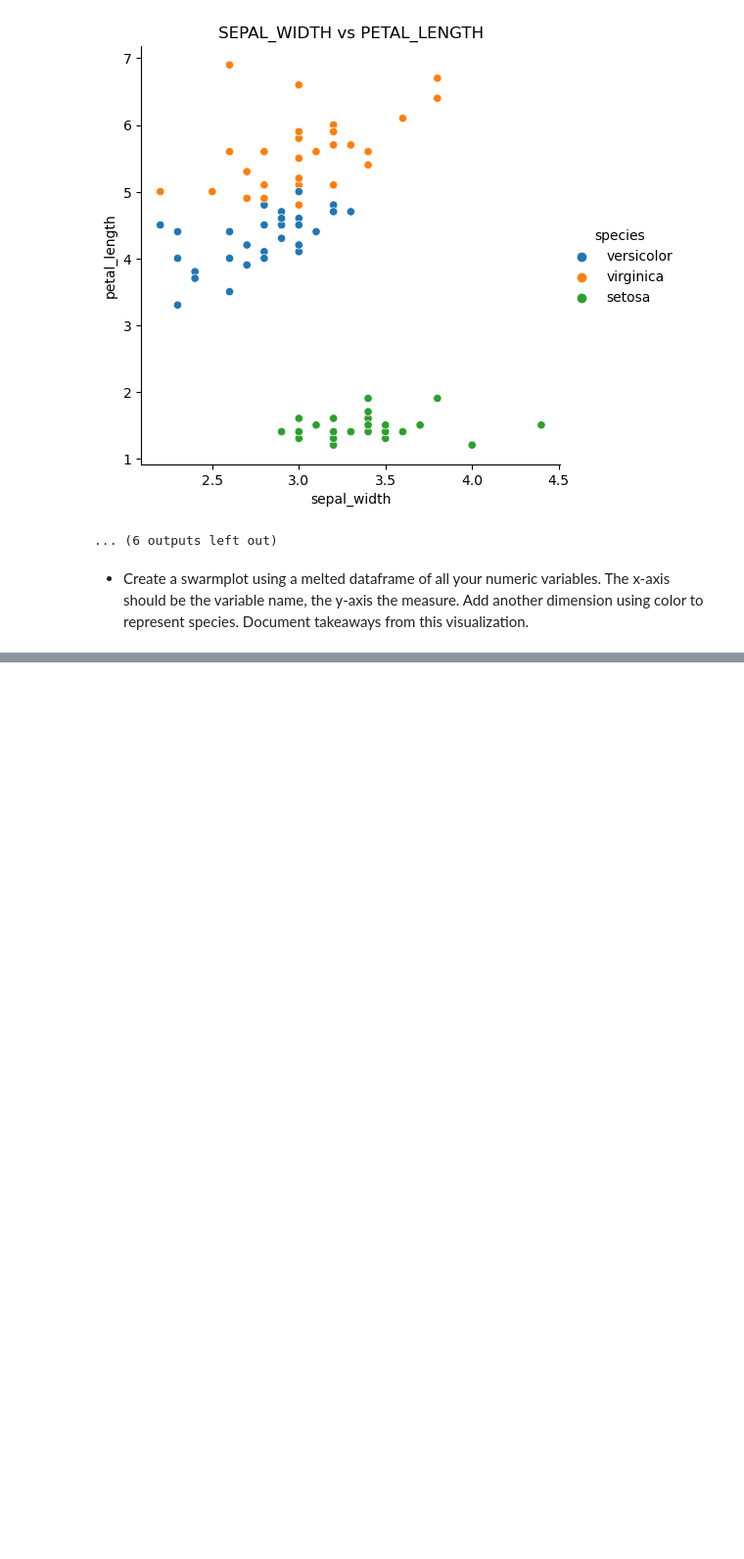
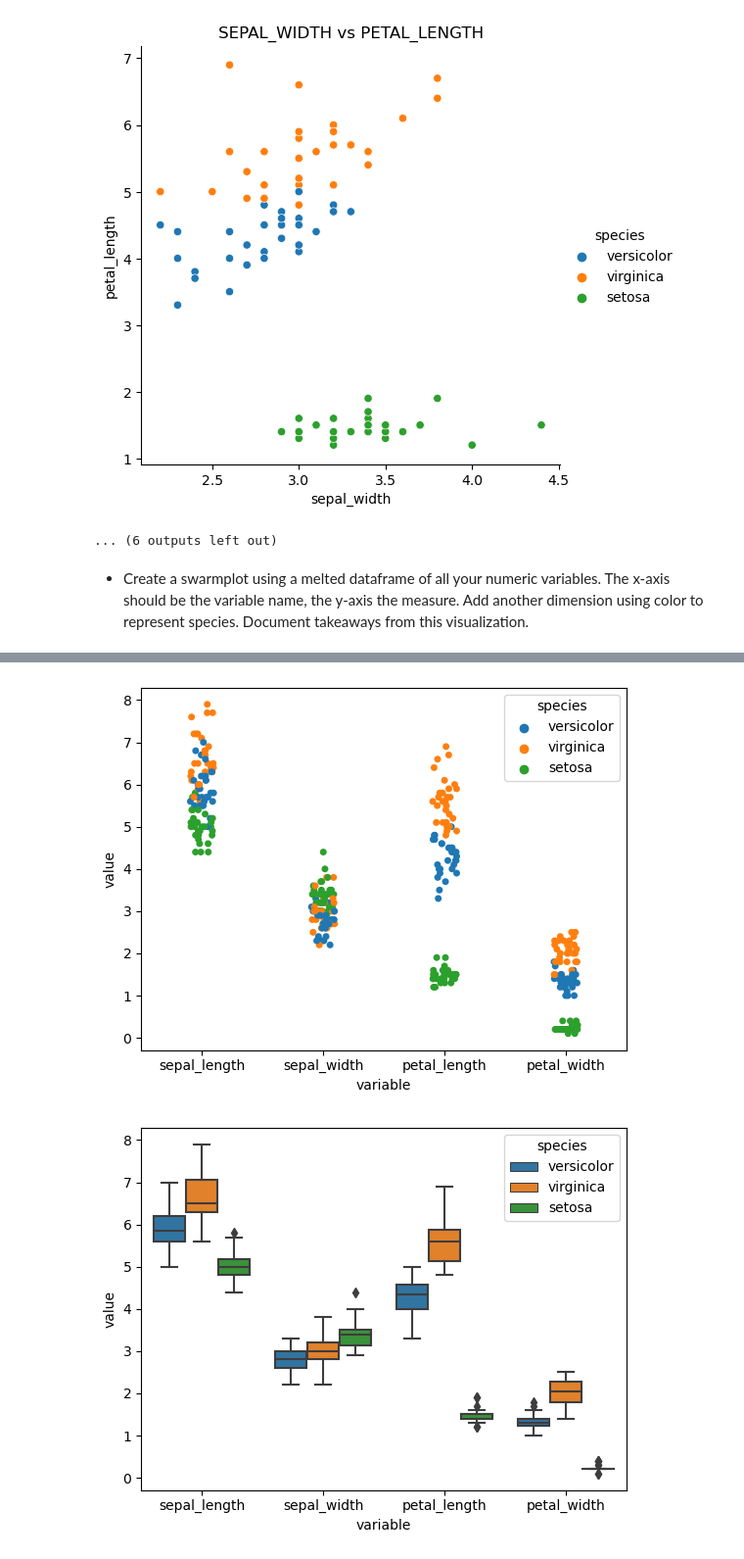
Before and after one commit to MigashaneVictoire/classification-exercises, a Jupyter notebook: classification_exercises.ipynb, the cells around one changed output, grey strips where cells are left out. Shown at 98% size. Drawn from its saved outputs; the diff is of its cells as text; code cells hidden in the pictures; blank space fills up the shorter version.

```diff
--- a/classification_exercises.ipynb
+++ b/classification_exercises.ipynb
@@ -2094,0 +2091,8 @@ ValueError: Could not interpret value `variable` for parameter `x`
+# %%
+sns.stripplot(x=melted_train.variable, y=melted_train.value, hue=melted_train.species)
+plt.show()
+sns.boxplot(x=melted_train.variable, y=melted_train.value, hue=melted_train.species)
+plt.show()
+# %% [output]
+[figure, added]
+[figure, added]
```
Also changed, not shown: parts of 9 cells of this notebook, 1 other file.
